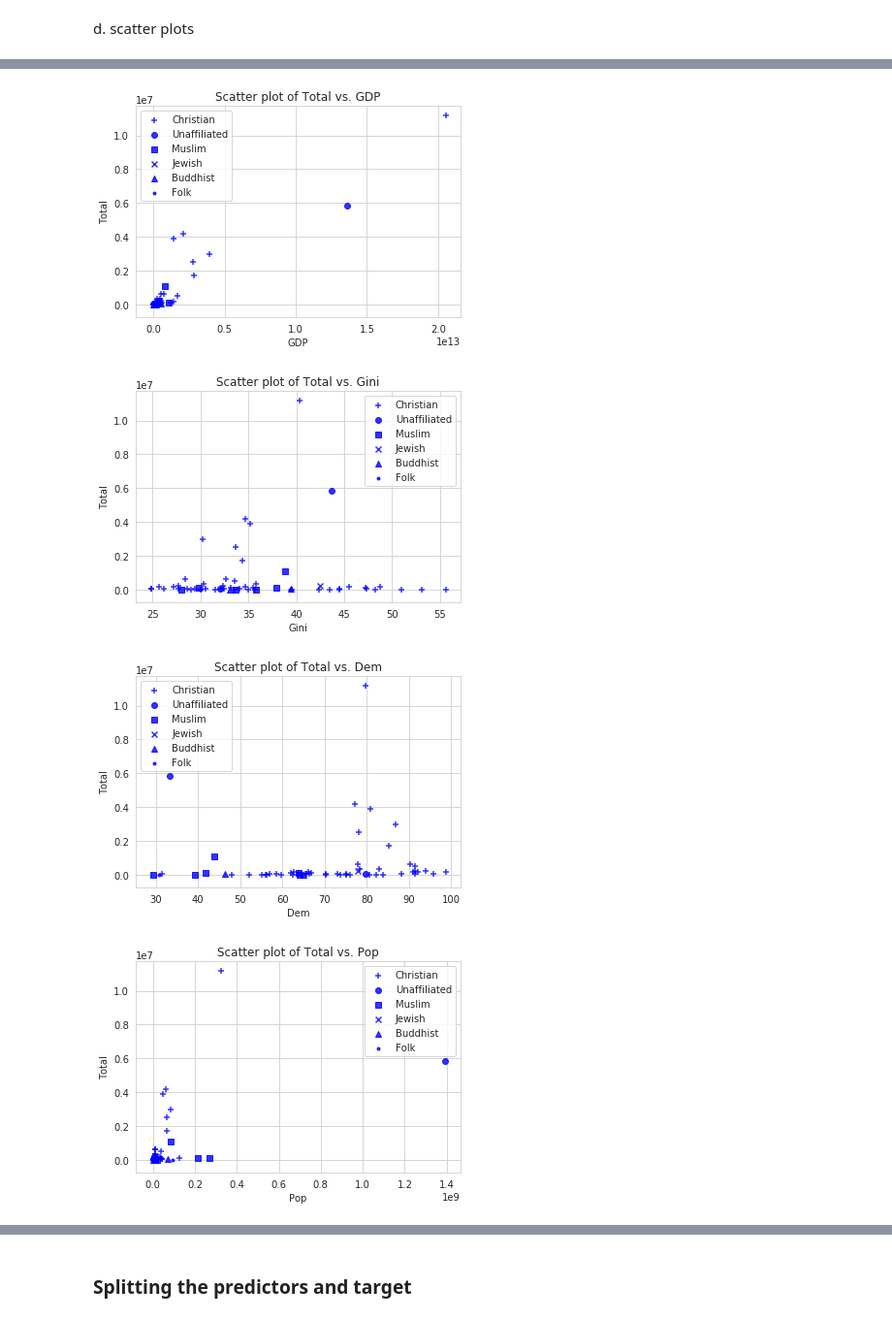
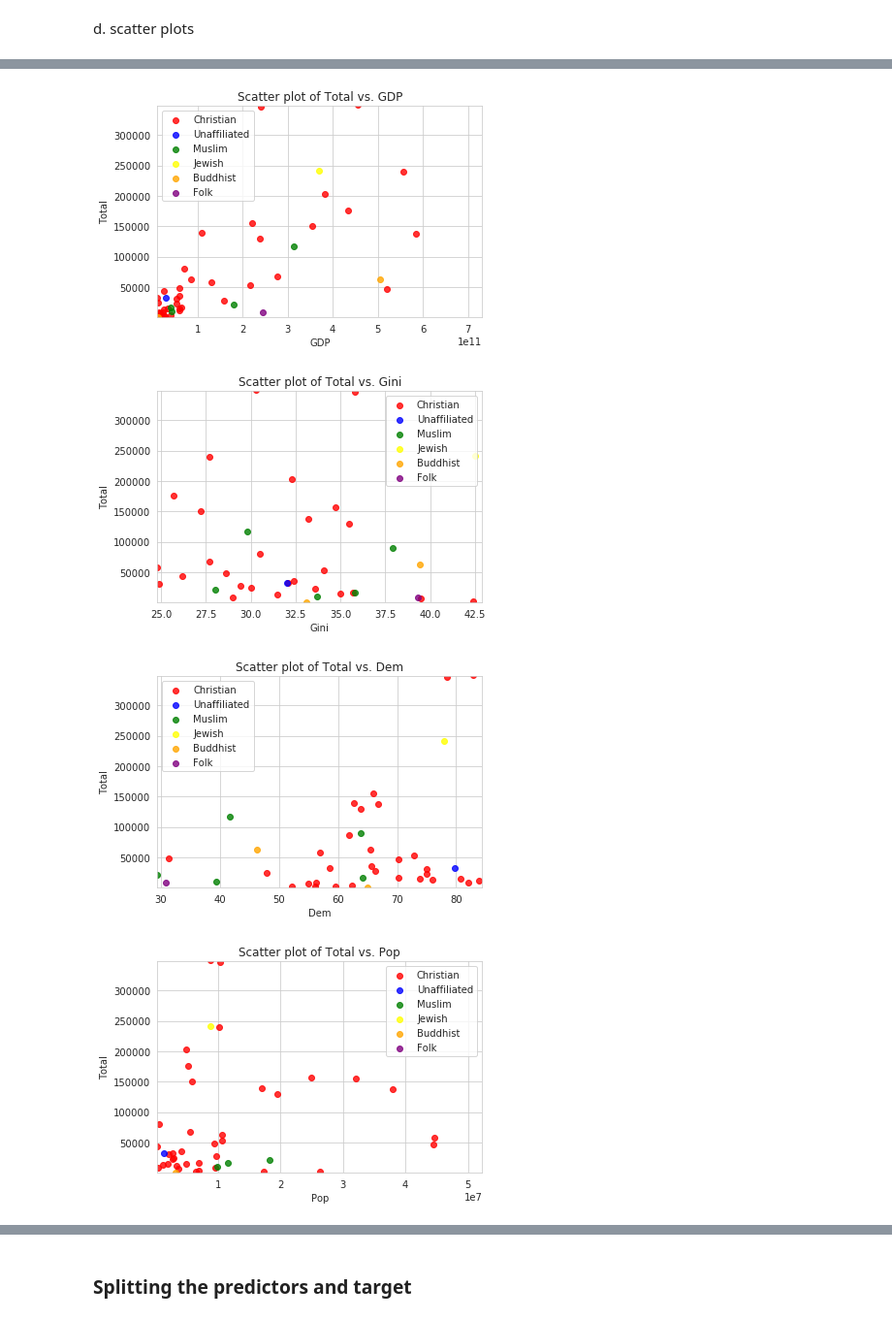
Before and after one commit to MasterFinHEC/ADA_Project, a Jupyter notebook: Covid_Analysis_Start.ipynb, the cells around one changed output, grey strips where cells are left out. Shown at 97% size. Saved outputs shown, nothing was run; the diff lists cells and outputs as text; code cells hidden in the pictures.

```diff
--- a/Covid_Analysis_Start.ipynb
+++ b/Covid_Analysis_Start.ipynb
@@ -283,23 +359,25 @@ plot_scatter(allData, num_cols)
 # %%
 def plot_scatter_size(allData, cols, shape_col = 'Main Religion',
                             size_mul = 0.000025, col_y = 'Total', alpha = 0.2):
-    shapes = ['+', 'o', 's', 'x', '^','.'] # pick distinctive shapes
+    colors = ['red', 'blue', 'green', 'yellow', 'orange','purple'] # pick distinctive shapes
     unique_cats = allData[shape_col].unique()
     for col in cols: # loop over the columns to plot
         sns.set_style("whitegrid")
         for i, cat in enumerate(unique_cats): # loop over the unique categories
             temp = allData[allData[shape_col] == cat]
-            sns.regplot(col, col_y, data=temp, marker = shapes[i], label = cat,
-                        fit_reg = False, color = 'blue')
+            sns.regplot(col, col_y, data=temp, color = colors[i], label = cat,
+                        fit_reg = False)
+        plt.xlim(allData[col].min(),allData[col].quantile(0.8))
+        plt.ylim(allData['Total'].min(),allData['Total'].quantile(0.8))
         plt.title('Scatter plot of ' + col_y + ' vs. ' + col) # Give the plot a main title
         plt.xlabel(col) # Set text for the x axis
         plt.ylabel(col_y)# Set text for y axis
         plt.legend()
         plt.show()
 
 plot_scatter_size(allData, num_cols)
 # %% [output]
-[figure, old version]
+[figure, new version]
-[figure, old version]
+[figure, new version]
-[figure, old version]
+[figure, new version]
-[figure, old version]
+[figure, new version]
```
Also changed, not shown: parts of 21 cells of this notebook.
